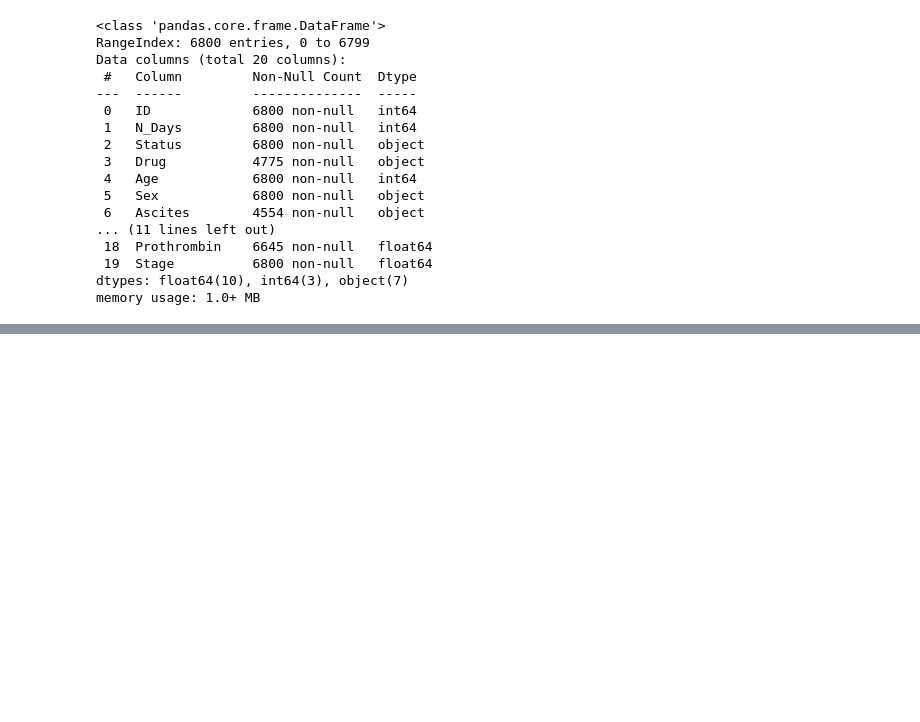
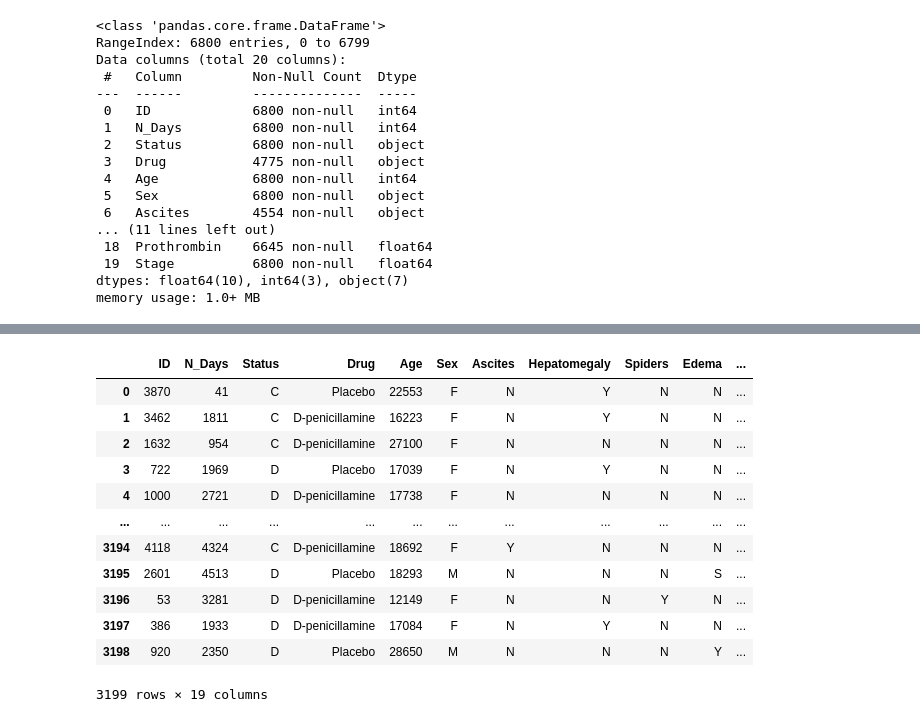
Before and after one commit to AndreasAvgou/Liver-Disease-Prediction, a Jupyter notebook: Liver_Disease_Prediction.ipynb, the cells around one changed output, grey strips where cells are left out. Drawn from its saved outputs; the diff is of its cells as text; code cells hidden in the pictures; blank space fills up the shorter version.

```diff
--- a/Liver_Disease_Prediction.ipynb
+++ b/Liver_Disease_Prediction.ipynb
@@ -605,0 +229,18 @@ cm = confusion_matrix(y_true=y_test,y_pred=y_preds)
+# %%
+test_df = test_df.fillna(method = 'bfill')
+# %%
+test_df.dropna()
+# %% [output]
+|  | ID | N_Days | Status | Drug | Age | Sex | Ascites | Hepatomegaly | Spiders | Edema | ... |
+| 0 | 3870 | 41 | C | Placebo | 22553 | F | N | Y | N | N | ... |
+| 1 | 3462 | 1811 | C | D-penicillamine | 16223 | F | N | Y | N | N | ... |
+| 2 | 1632 | 954 | C | D-penicillamine | 27100 | F | N | N | N | N | ... |
+| 3 | 722 | 1969 | D | Placebo | 17039 | F | N | Y | N | N | ... |
+| 4 | 1000 | 2721 | D | D-penicillamine | 17738 | F | N | N | N | N | ... |
+| ... | ... | ... | ... | ... | ... | ... | ... | ... | ... | ... | ... |
+| 3194 | 4118 | 4324 | C | D-penicillamine | 18692 | F | Y | N | N | N | ... |
+| 3195 | 2601 | 4513 | D | Placebo | 18293 | M | N | N | N | S | ... |
+| 3196 | 53 | 3281 | D | D-penicillamine | 12149 | F | N | N | Y | N | ... |
+| 3197 | 386 | 1933 | D | D-penicillamine | 17084 | F | N | Y | N | N | ... |
+| 3198 | 920 | 2350 | D | Placebo | 28650 | M | N | N | N | Y | ... |
+3199 rows × 19 columns
```
Also changed, not shown: parts of 89 cells of this notebook.
